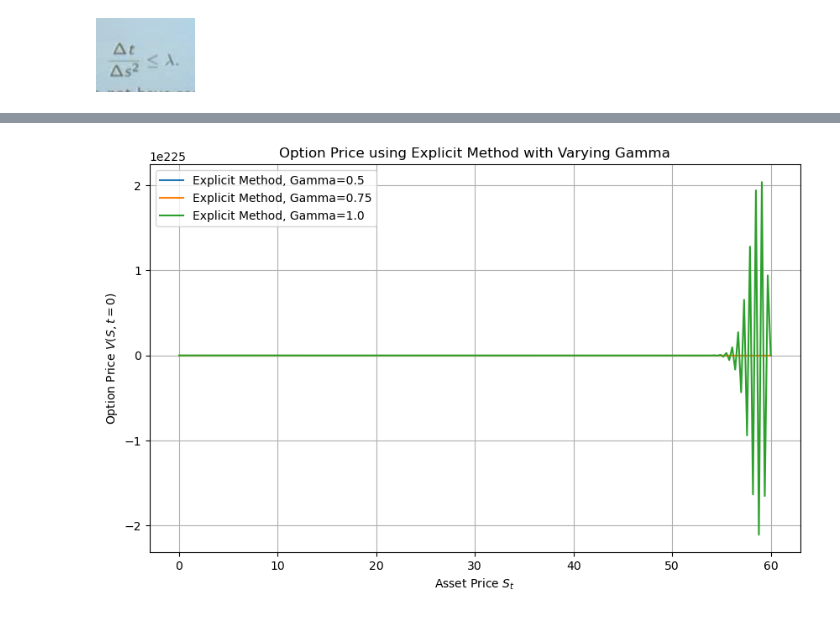
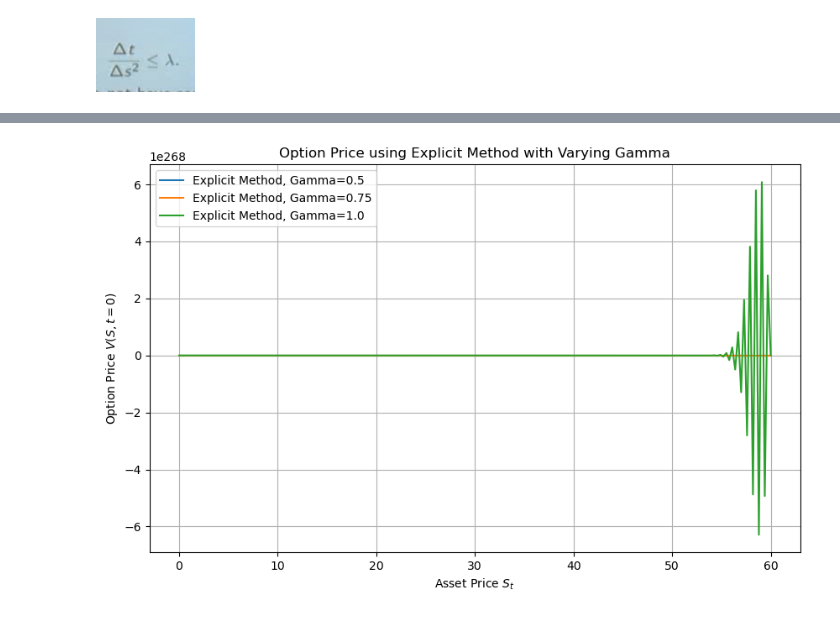
Before and after one commit to pontusbjorklid/Finite-difference-methods-to-price-European-Options, a Jupyter notebook: main.ipynb, the cells around one changed output, grey strips where cells are left out. Drawn from its saved outputs; the diff is of its cells as text; code cells hidden in the pictures.

```diff
--- a/main.ipynb
+++ b/main.ipynb
@@ -645,21 +415,19 @@ def finite_difference_explicit(K: int, S_max: int, S_min: int, N_s: int, t_start
 K = 15          # Strike price
 S_max = 4 * K   # Maximum asset price
 S_min = 0       # Minimum asset price
-N_s = 200       # Number of asset price grid points #100
+N_s = 150       # Number of asset price grid points #100
 t_start = 0     # Initial time
 T = 0.5         # Time to maturity
 r = 0.1         # Risk-free rate
 sigma = 0.25    # Volatility
 gamma = 0.8     # Elasticity parameter
-# Time step counts
-N_t_list = [230]
+N_t_list = [300] # Time step counts
 
 plt.figure(figsize=(10, 6))
 
 for N_t in N_t_list:
     V_0, S = finite_difference_explicit(K, S_max, S_min, N_s, t_start, T, N_t, r, sigma, gamma)
     plt.plot(S, V_0, label=f'N_t = {N_t}', linewidth=1.5)
-    print(f'Option Value for N_t={N_t}: {V_0}')
 
 plt.title('Option Price at t=0 for Different Time Step Counts')
 plt.xlabel('Stock Price (S)')
@@ -727,32 +604,32 @@ def finite_difference_explicit(K: int, S_max: int, S_min: int, N_s: int, t_start
 
 # Parameters
 K = 15          # Strike price
 S_max = 4 * K   # Maximum asset price
 S_min = 0       # Minimum asset price
 N_s = 200       # Number of asset price grid points #100
 t_start = 0     # Initial time
 T = 0.5         # Time to maturity
 r = 0.1         # Risk-free rate
 sigma = 0.25    # Volatility
 
 # Time step counts to test
-N_t = 250  # Testing with different time steps #55
+N_t = 400  # Testing with different time steps #55
 
 
 # Varying gamma
 gamma_values = [0.5, 0.75, 1.0]
 
 # Plot results for explicit method
 plt.figure(figsize=(10, 6))
 for gamma in gamma_values:
     option_price, S = finite_difference_explicit(K, S_max, S_min, N_s, t_start, T, N_t, r, sigma, gamma)
     plt.plot(S, option_price, label=f'Explicit Method, Gamma={gamma}')
 
 plt.xlabel('Asset Price $S_t$')
 plt.ylabel('Option Price $V(S, t=0)$')
 plt.title('Option Price using Explicit Method with Varying Gamma')
 plt.legend()
 plt.grid(True)
 plt.show()
 # %% [output]
-[figure, old version]
+[figure, new version]
```
Also changed, not shown: parts of 11 cells of this notebook.
